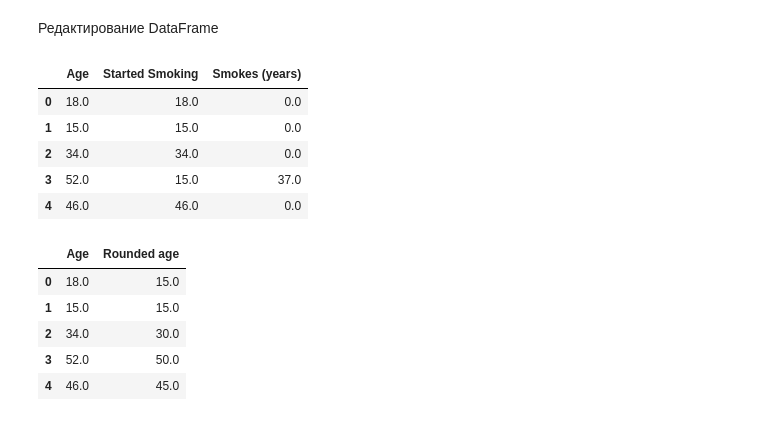
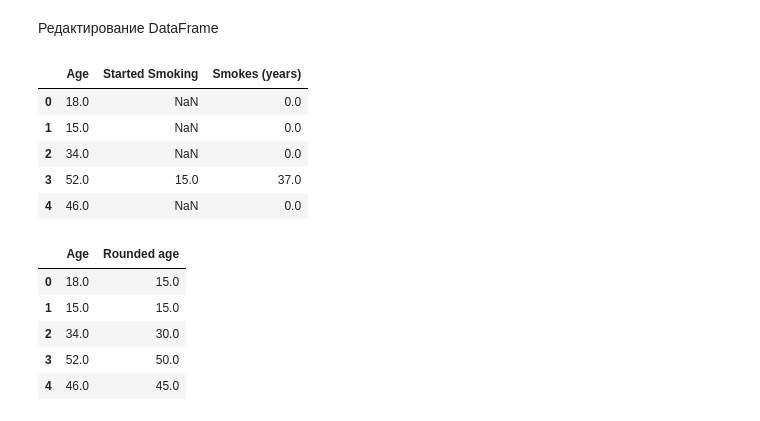
Before and after one commit to nikita270a/DS_lecs, a Jupyter notebook: sem_1/sem 1.ipynb, the cells around one changed output. Drawn from its saved outputs; the diff is of its cells as text; code cells hidden in the pictures.

```diff
--- a/sem_1/sem 1.ipynb
+++ b/sem_1/sem 1.ipynb
@@ -307,14 +331,15 @@ data[data['Smokes'] == 0]['Age'].hist()
 Редактирование DataFrame
 # %%
 data['Started Smoking'] = data['Age'] - data['Smokes (years)']
+data.loc[data['Smokes (years)']==0, 'Started Smoking'] = np.nan
 data[['Age', 'Started Smoking', 'Smokes (years)']].head()
 # %% [output]
 |  | Age | Started Smoking | Smokes (years) |
-| 0 | 18.0 | 18.0 | 0.0 |
-| 1 | 15.0 | 15.0 | 0.0 |
-| 2 | 34.0 | 34.0 | 0.0 |
+| 0 | 18.0 | NaN | 0.0 |
+| 1 | 15.0 | NaN | 0.0 |
+| 2 | 34.0 | NaN | 0.0 |
 | 3 | 52.0 | 15.0 | 37.0 |
-| 4 | 46.0 | 46.0 | 0.0 |
+| 4 | 46.0 | NaN | 0.0 |
 # %%
 def my_function(age):
     return age // 5 * 5
```
Also changed, not shown: parts of 14 cells of this notebook.
